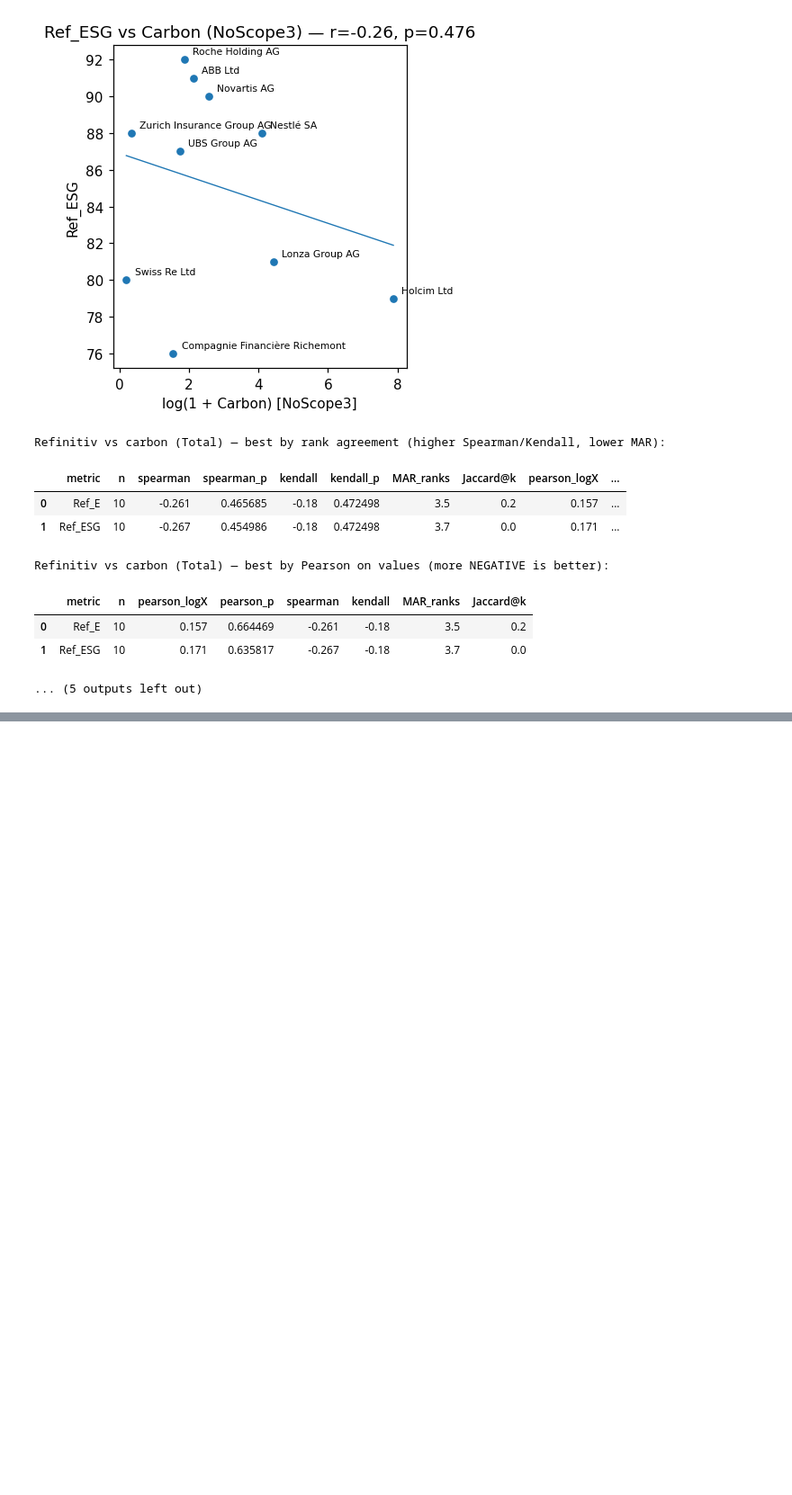
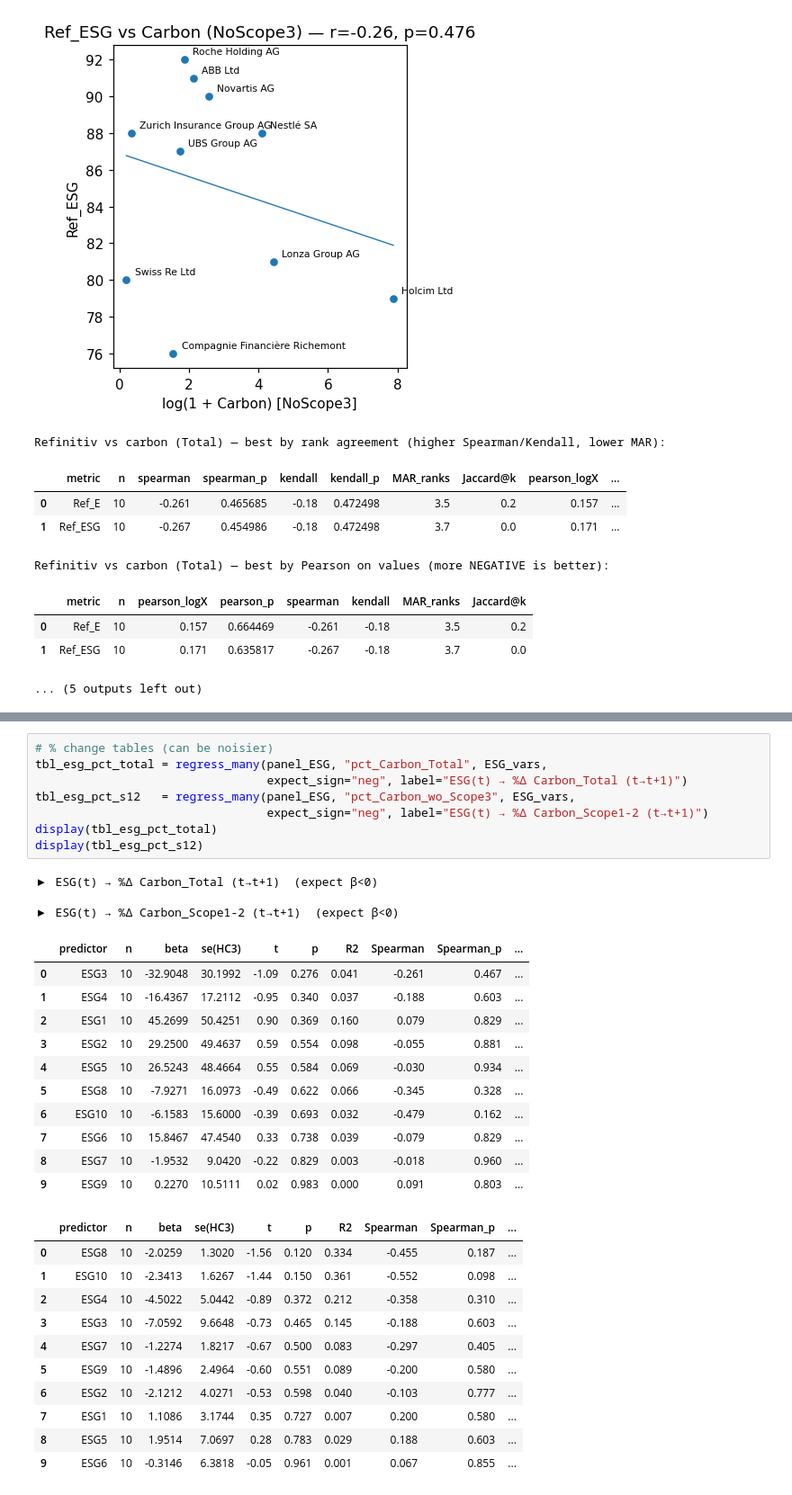
Before and after one commit to alexandrastna/AI-for-ESG, a Jupyter notebook: Notebooks/11_Thesis.ipynb, the cells around one changed output, grey strips where cells are left out. Shown at 90% size. Saved outputs shown, nothing was run; the diff lists cells and outputs as text; blank space fills up the shorter version.

```diff
--- a/Notebooks/11_Thesis.ipynb
+++ b/Notebooks/11_Thesis.ipynb
@@ -1456,0 +1742,34 @@ Refinitiv vs carbon (Total) — best by Pearson on values (more NEGATIVE is bett
+# %%
+# % change tables (can be noisier)
+tbl_esg_pct_total = regress_many(panel_ESG, "pct_Carbon_Total", ESG_vars,
+                                 expect_sign="neg", label="ESG(t) → %Δ Carbon_Total (t→t+1)")
+tbl_esg_pct_s12   = regress_many(panel_ESG, "pct_Carbon_wo_Scope3", ESG_vars,
+                                 expect_sign="neg", label="ESG(t) → %Δ Carbon_Scope1-2 (t→t+1)")
+display(tbl_esg_pct_total)
+display(tbl_esg_pct_s12)
+# %% [output]
+▶ ESG(t) → %Δ Carbon_Total (t→t+1)  (expect β<0)
+
+▶ ESG(t) → %Δ Carbon_Scope1-2 (t→t+1)  (expect β<0)
+|  | predictor | n | beta | se(HC3) | t | p | R2 | Spearman | Spearman_p | ... |
+| 0 | ESG3 | 10 | -32.9048 | 30.1992 | -1.09 | 0.276 | 0.041 | -0.261 | 0.467 | ... |
+| 1 | ESG4 | 10 | -16.4367 | 17.2112 | -0.95 | 0.340 | 0.037 | -0.188 | 0.603 | ... |
+| 2 | ESG1 | 10 | 45.2699 | 50.4251 | 0.90 | 0.369 | 0.160 | 0.079 | 0.829 | ... |
+| 3 | ESG2 | 10 | 29.2500 | 49.4637 | 0.59 | 0.554 | 0.098 | -0.055 | 0.881 | ... |
+| 4 | ESG5 | 10 | 26.5243 | 48.4664 | 0.55 | 0.584 | 0.069 | -0.030 | 0.934 | ... |
+| 5 | ESG8 | 10 | -7.9271 | 16.0973 | -0.49 | 0.622 | 0.066 | -0.345 | 0.328 | ... |
+| 6 | ESG10 | 10 | -6.1583 | 15.6000 | -0.39 | 0.693 | 0.032 | -0.479 | 0.162 | ... |
+| 7 | ESG6 | 10 | 15.8467 | 47.4540 | 0.33 | 0.738 | 0.039 | -0.079 | 0.829 | ... |
+| 8 | ESG7 | 10 | -1.9532 | 9.0420 | -0.22 | 0.829 | 0.003 | -0.018 | 0.960 | ... |
+| 9 | ESG9 | 10 | 0.2270 | 10.5111 | 0.02 | 0.983 | 0.000 | 0.091 | 0.803 | ... |
+|  | predictor | n | beta | se(HC3) | t | p | R2 | Spearman | Spearman_p | ... |
+| 0 | ESG8 | 10 | -2.0259 | 1.3020 | -1.56 | 0.120 | 0.334 | -0.455 | 0.187 | ... |
+| 1 | ESG10 | 10 | -2.3413 | 1.6267 | -1.44 | 0.150 | 0.361 | -0.552 | 0.098 | ... |
+| 2 | ESG4 | 10 | -4.5022 | 5.0442 | -0.89 | 0.372 | 0.212 | -0.358 | 0.310 | ... |
+| 3 | ESG3 | 10 | -7.0592 | 9.6648 | -0.73 | 0.465 | 0.145 | -0.188 | 0.603 | ... |
+| 4 | ESG7 | 10 | -1.2274 | 1.8217 | -0.67 | 0.500 | 0.083 | -0.297 | 0.405 | ... |
+| 5 | ESG9 | 10 | -1.4896 | 2.4964 | -0.60 | 0.551 | 0.089 | -0.200 | 0.580 | ... |
+| 6 | ESG2 | 10 | -2.1212 | 4.0271 | -0.53 | 0.598 | 0.040 | -0.103 | 0.777 | ... |
+| 7 | ESG1 | 10 | 1.1086 | 3.1744 | 0.35 | 0.727 | 0.007 | 0.200 | 0.580 | ... |
+| 8 | ESG5 | 10 | 1.9514 | 7.0697 | 0.28 | 0.783 | 0.029 | 0.188 | 0.603 | ... |
+| 9 | ESG6 | 10 | -0.3146 | 6.3818 | -0.05 | 0.961 | 0.001 | 0.067 | 0.855 | ... |
```
Also changed, not shown: parts of 24 cells of this notebook.
